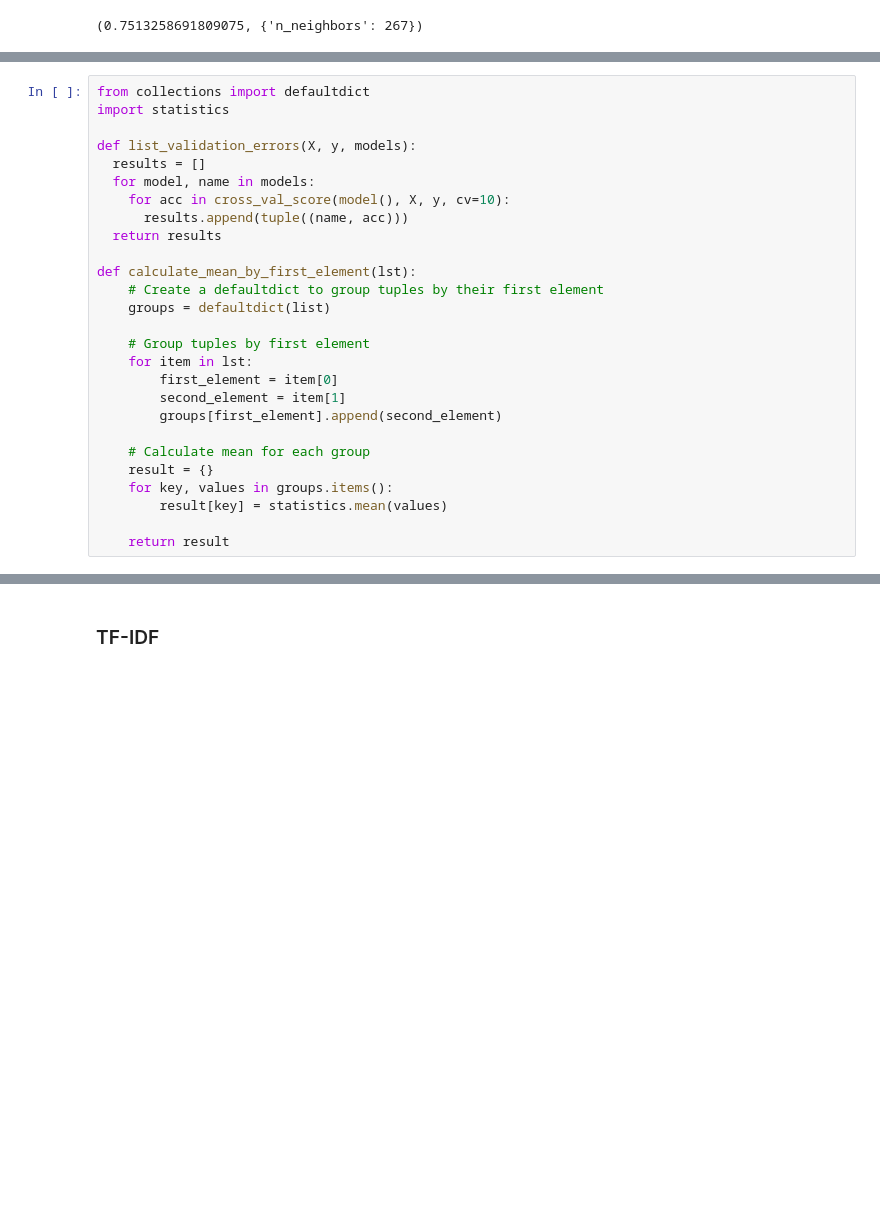
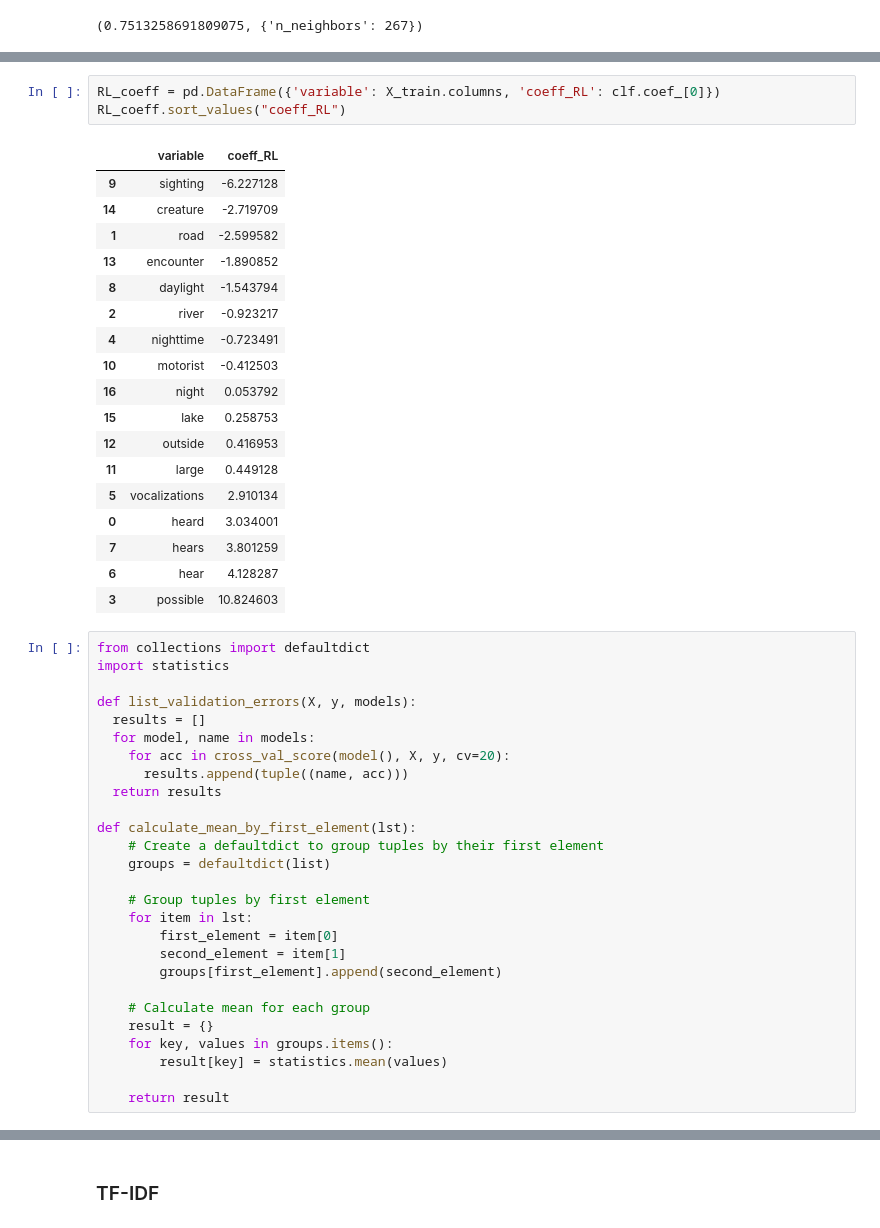
Before and after one commit to MiguelLaura/bigfoot, a Jupyter notebook: Aurelie/aurelie_title_conseil_prof.ipynb, the cells around one changed output, grey strips where cells are left out. Saved outputs shown, nothing was run; the diff lists cells and outputs as text; blank space fills up the shorter version.

```diff
--- a/Aurelie/aurelie_title_conseil_prof.ipynb
+++ b/Aurelie/aurelie_title_conseil_prof.ipynb
@@ -1287,3 +1283,25 @@ print(accuracy_score(y_pred, y_test))
+# %%
+RL_coeff = pd.DataFrame({'variable': X_train.columns, 'coeff_RL': clf.coef_[0]})
+RL_coeff.sort_values("coeff_RL")
+# %% [output]
+|  | variable | coeff_RL |
+| 9 | sighting | -6.227128 |
+| 14 | creature | -2.719709 |
+| 1 | road | -2.599582 |
+| 13 | encounter | -1.890852 |
+| 8 | daylight | -1.543794 |
+| 2 | river | -0.923217 |
+| 4 | nighttime | -0.723491 |
+| 10 | motorist | -0.412503 |
+| 16 | night | 0.053792 |
+| 15 | lake | 0.258753 |
+| 12 | outside | 0.416953 |
+| 11 | large | 0.449128 |
+| 5 | vocalizations | 2.910134 |
+| 0 | heard | 3.034001 |
+| 7 | hears | 3.801259 |
+| 6 | hear | 4.128287 |
+| 3 | possible | 10.824603 |
 # %%
 from collections import defaultdict
 import statistics
@@ -1291,7 +1309,7 @@ import statistics
 def list_validation_errors(X, y, models):
   results = []
   for model, name in models:
-    for acc in cross_val_score(model(), X, y, cv=10):
+    for acc in cross_val_score(model(), X, y, cv=20):
       results.append(tuple((name, acc)))
   return results
 
```
Also changed, not shown: parts of 8 cells of this notebook.
